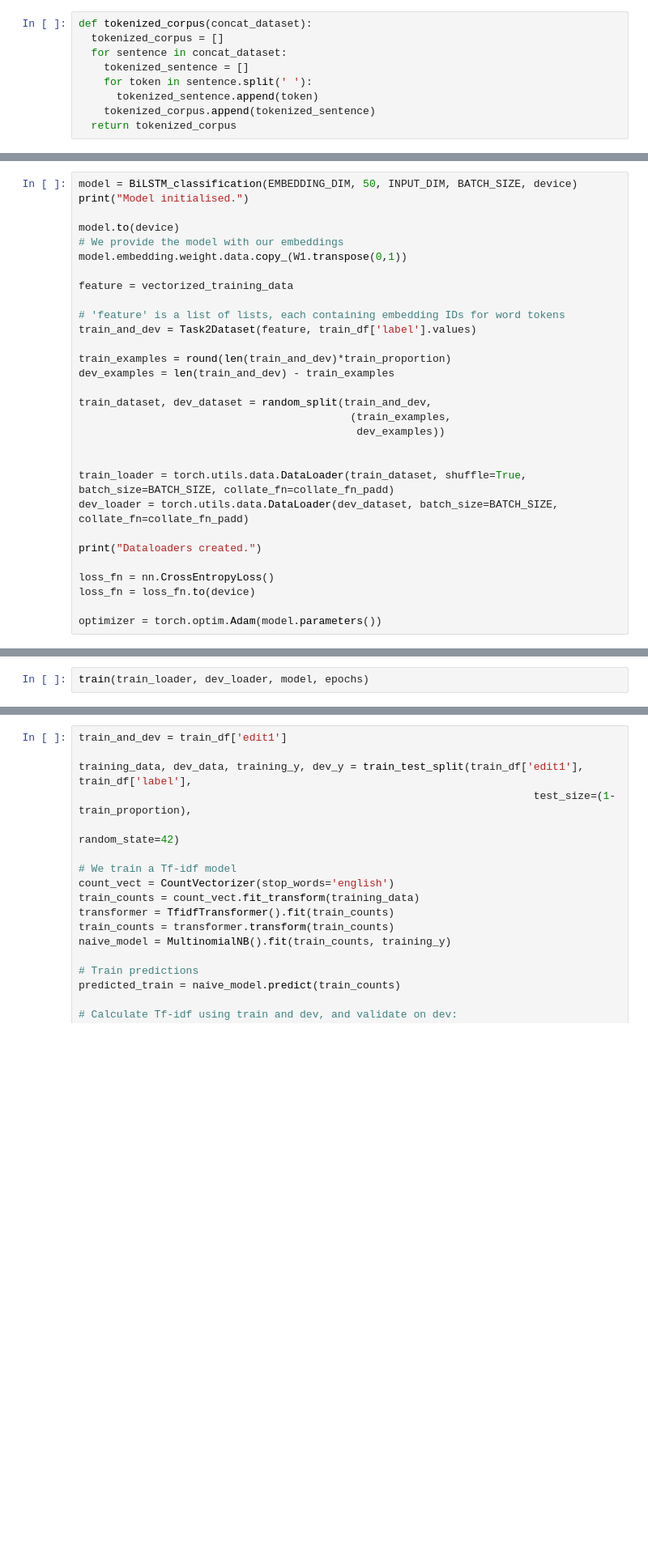
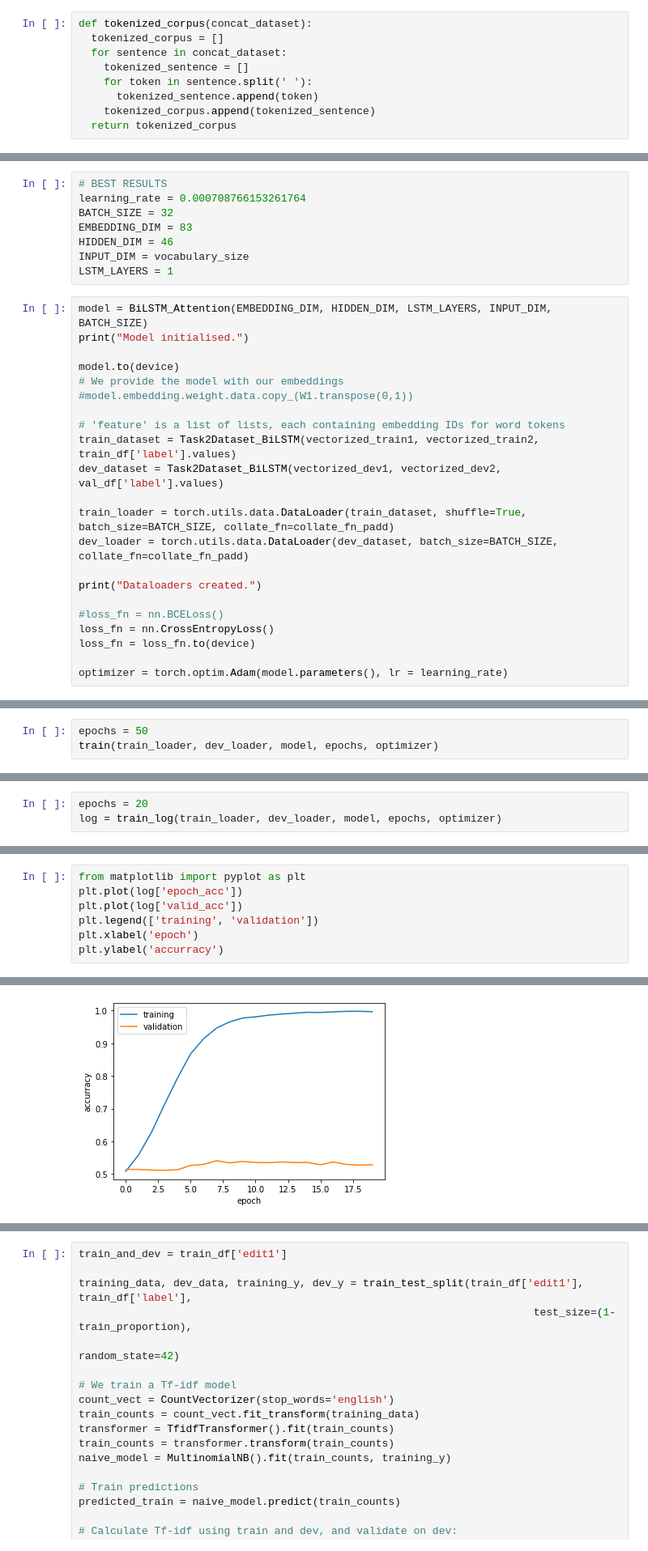
Before and after one commit to tcw49/ic-nlp-cw1, a Jupyter notebook: task_2_pre_vf.ipynb, the cells around one changed output, grey strips where cells are left out. Shown: that part at 81% size. Saved outputs shown, nothing was run; the diff lists cells and outputs as text; blank space fills up the shorter version.

Commit message:
final version - update part 2 and test results

```diff
--- a/task_2_pre_vf.ipynb
+++ b/task_2_pre_vf.ipynb
@@ -948,32 +1226,32 @@ class BiLSTM_classification(nn.Module):
+# %%
+# BEST RESULTS
+learning_rate = 0.000708766153261764
+BATCH_SIZE = 32
+EMBEDDING_DIM = 83
+HIDDEN_DIM = 46
+INPUT_DIM = vocabulary_size
+LSTM_LAYERS = 1
 # %%
-model = BiLSTM_classification(EMBEDDING_DIM, 50, INPUT_DIM, BATCH_SIZE, device)
+model = BiLSTM_Attention(EMBEDDING_DIM, HIDDEN_DIM, LSTM_LAYERS, INPUT_DIM, BATCH_SIZE)
 print("Model initialised.")
 
 model.to(device)
 # We provide the model with our embeddings
-model.embedding.weight.data.copy_(W1.transpose(0,1))
-
-feature = vectorized_training_data
+#model.embedding.weight.data.copy_(W1.transpose(0,1))
 
 # 'feature' is a list of lists, each containing embedding IDs for word tokens
-train_and_dev = Task2Dataset(feature, train_df['label'].values)
-
-train_examples = round(len(train_and_dev)*train_proportion)
-dev_examples = len(train_and_dev) - train_examples
-
-train_dataset, dev_dataset = random_split(train_and_dev,
-                                           (train_examples,
-                                            dev_examples))
-
+train_dataset = Task2Dataset_BiLSTM(vectorized_train1, vectorized_train2, train_df['label'].values)
+dev_dataset = Task2Dataset_BiLSTM(vectorized_dev1, vectorized_dev2, val_df['label'].values)
 
 train_loader = torch.utils.data.DataLoader(train_dataset, shuffle=True, batch_size=BATCH_SIZE, collate_fn=collate_fn_padd)
 dev_loader = torch.utils.data.DataLoader(dev_dataset, batch_size=BATCH_SIZE, collate_fn=collate_fn_padd)
 
 print("Dataloaders created.")
 
+#loss_fn = nn.BCELoss()
 loss_fn = nn.CrossEntropyLoss()
 loss_fn = loss_fn.to(device)
 
-optimizer = torch.optim.Adam(model.parameters())
+optimizer = torch.optim.Adam(model.parameters(), lr = learning_rate)
 # %% [output]
 Model initialised.
@@ -981,5 +1258,6 @@ torch.Size([33234, 10])
 Dataloaders created.
 # %%
-train(train_loader, dev_loader, model, epochs)
+epochs = 50
+train(train_loader, dev_loader, model, epochs, optimizer)
 # %% [output]
 Training model.
@@ -991,0 +1281,3 @@ KeyboardInterrupt: ignored
+# %%
+epochs = 20
+log = train_log(train_loader, dev_loader, model, epochs, optimizer)
@@ -991,0 +1306,8 @@ KeyboardInterrupt: ignored
+# %%
+from matplotlib import pyplot as plt
+plt.plot(log['epoch_acc'])
+plt.plot(log['valid_acc'])
+plt.legend(['training', 'validation'])
+plt.xlabel('epoch')
+plt.ylabel('accurracy')
+# %% [output]
@@ -991,0 +1315 @@ KeyboardInterrupt: ignored
+[figure, added]
```
Also changed, not shown: parts of 27 cells of this notebook, 1 other file.
